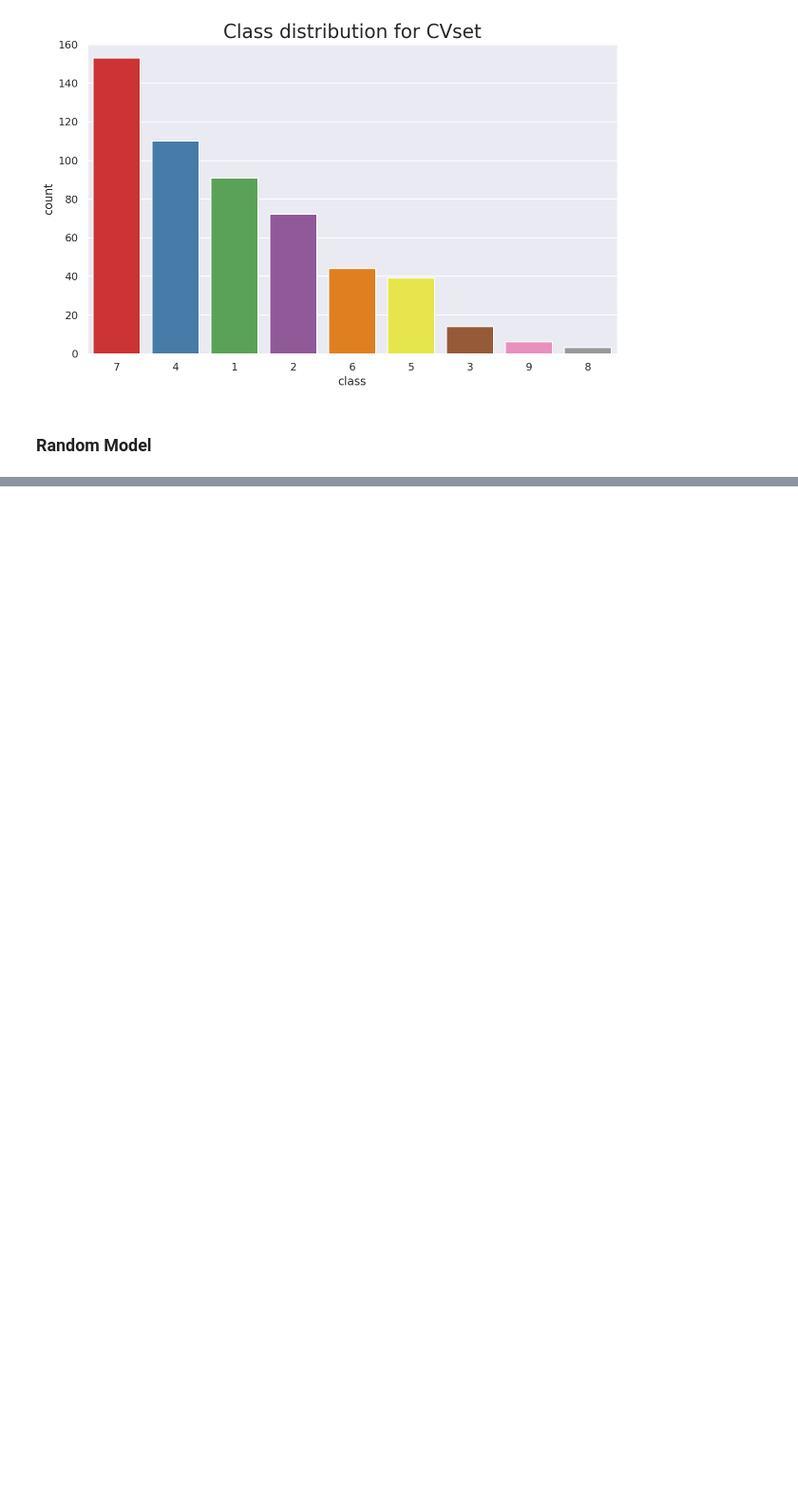
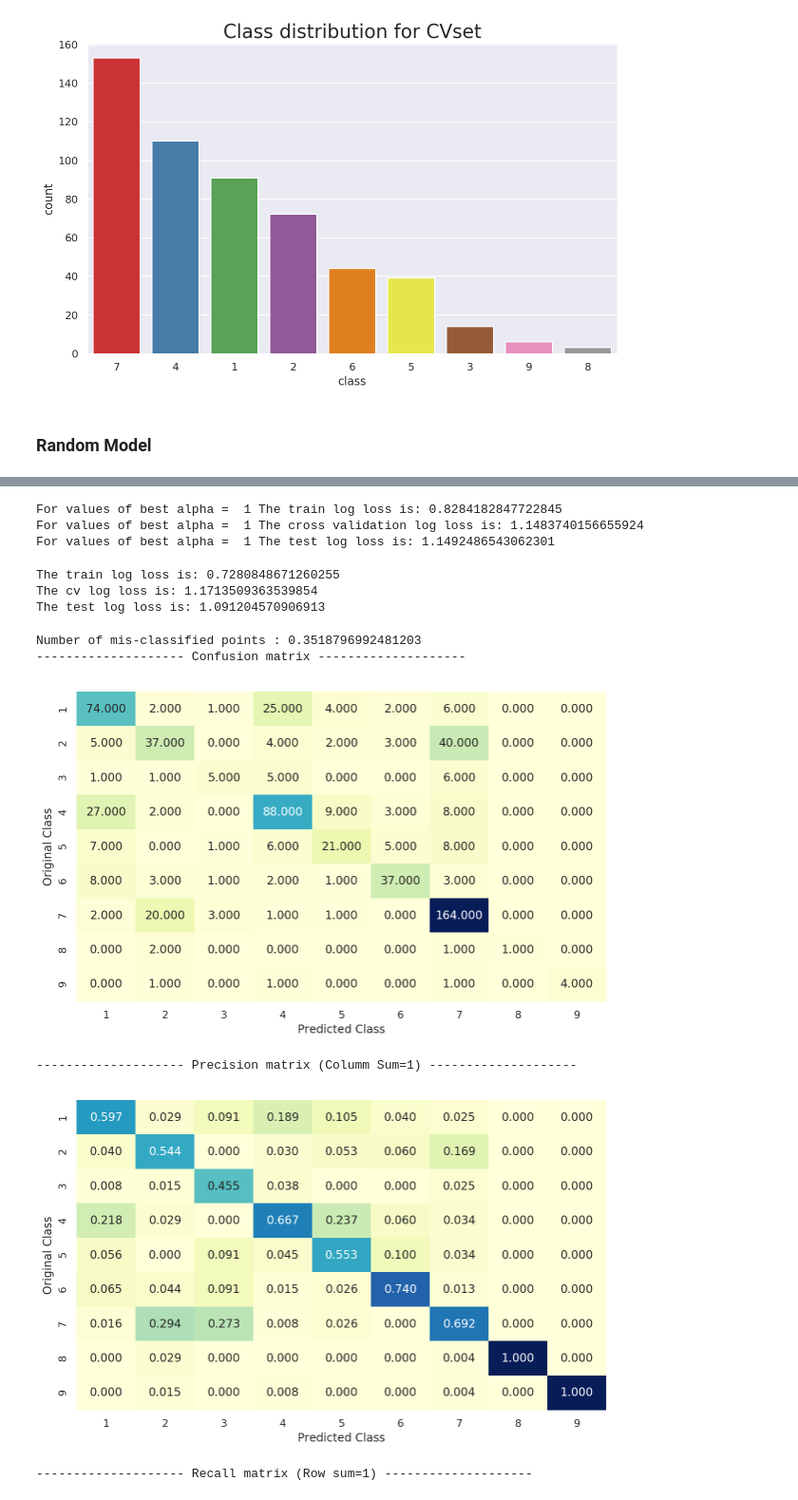
Before and after one commit to MayukhSobo/Cancer_Daigonosis, a Jupyter notebook: CancerDiagonosis.ipynb, the cells around one changed output, grey strips where cells are left out. Shown at 95% size. Saved outputs shown, nothing was run; the diff lists cells and outputs as text; code cells hidden in the pictures; blank space fills up the shorter version.

```diff
--- a/CancerDiagonosis.ipynb
+++ b/CancerDiagonosis.ipynb
@@ -242,0 +491,4 @@ plot_confusion_matrix(y_test, y_test_pred)
+# %%
+X_train_text_tfidfVectorizer = tfidf.transform(X_train.TEXT)
+X_test_text_tfidfVectorizer = tfidf.transform(X_test.TEXT)
+X_cv_text_tfidfVectorizer = tfidf.transform(X_cv.TEXT)
@@ -242,0 +583,63 @@ plot_confusion_matrix(y_test, y_test_pred)
+# %%
+best_alpha = np.argmin(cv_log_error_array)
+clf = SGDClassifier(class_weight='balanced', alpha=alpha[best_alpha],
+                    penalty='l2', loss='log', random_state=42, max_iter=100, n_jobs=16)
+clf.fit(train_v1, y_train)
+sig_clf = CalibratedClassifierCV(clf, method="sigmoid")
+sig_clf.fit(train_v1, y_train)
+
+predict_y = sig_clf.predict_proba(train_v1)
+print('For values of best alpha = ', alpha[best_alpha], "The train log loss is:",log_loss(y_train, predict_y,
+                                                                                          labels=clf.classes_, eps=1e-15))
+predict_y = sig_clf.predict_proba(cv_v1)
+print('For values of best alpha = ', alpha[best_alpha], "The cross validation log loss is:",log_loss(y_cv, predict_y,
+                                                                                                     labels=clf.classes_, eps=1e-15))
+predict_y = sig_clf.predict_proba(test_v1)
+print('For values of best alpha = ', alpha[best_alpha], "The test log loss is:",log_loss(y_test, predict_y,
+                                                                                         labels=clf.classes_, eps=1e-15))
+# %% [output]
+For values of best alpha =  1 The train log loss is: 0.8284182847722845
+For values of best alpha =  1 The cross validation log loss is: 1.1483740156655924
+For values of best alpha =  1 The test log loss is: 1.1492486543062301
+# %%
+params = {
+    'C': [1e-4, 1e-3, 1e-2, 1e-1, 1e0, 1e1, 1e2, 1e3, 1e4]
+}
+
+estimator = LogisticRegression(random_state=42, multi_class='multinomial',
+                               solver='saga', penalty='l1')
+
+grid = GridSearchCV(estimator=estimator,
+                param_grid=params,
+                scoring='neg_log_loss',
+#                 refit='neg_log_loss', # Because we are using multiple evaluation metrics
+                cv=StratifiedKFold(n_splits=10, shuffle=True, random_state=42),
+                return_train_score=True,
+                verbose=2,
+                n_jobs=16)
+# %%
+grid.fit(train_v1, y_train)
+# %%
+predict_y = grid.best_estimator_.predict_proba(train_v1)
+print("The train log loss is:",log_loss(y_train, predict_y, labels=clf.classes_, eps=1e-15))
+
+predict_y = grid.best_estimator_.predict_proba(cv_v1)
+print("The cv log loss is:",log_loss(y_cv, predict_y, labels=clf.classes_, eps=1e-15))
+
+predict_y = grid.best_estimator_.predict_proba(test_v1)
+print("The test log loss is:",log_loss(y_test, predict_y, labels=clf.classes_, eps=1e-15))
+# %% [output]
+The train log loss is: 0.7280848671260255
+The cv log loss is: 1.1713509363539854
+The test log loss is: 1.091204570906913
+# %%
+predict_y = grid.best_estimator_.predict(test_v1)
+print("Number of mis-classified points :", np.count_nonzero((predict_y- y_test))/y_test.shape[0])
+plot_confusion_matrix(y_test, predict_y)
+# %% [output]
+Number of mis-classified points : 0.3518796992481203
+-------------------- Confusion matrix --------------------
+[figure, added]
+-------------------- Precision matrix (Columm Sum=1) --------------------
+[figure, added]
+-------------------- Recall matrix (Row sum=1) --------------------
```
Also changed, not shown: parts of 110 cells of this notebook.
